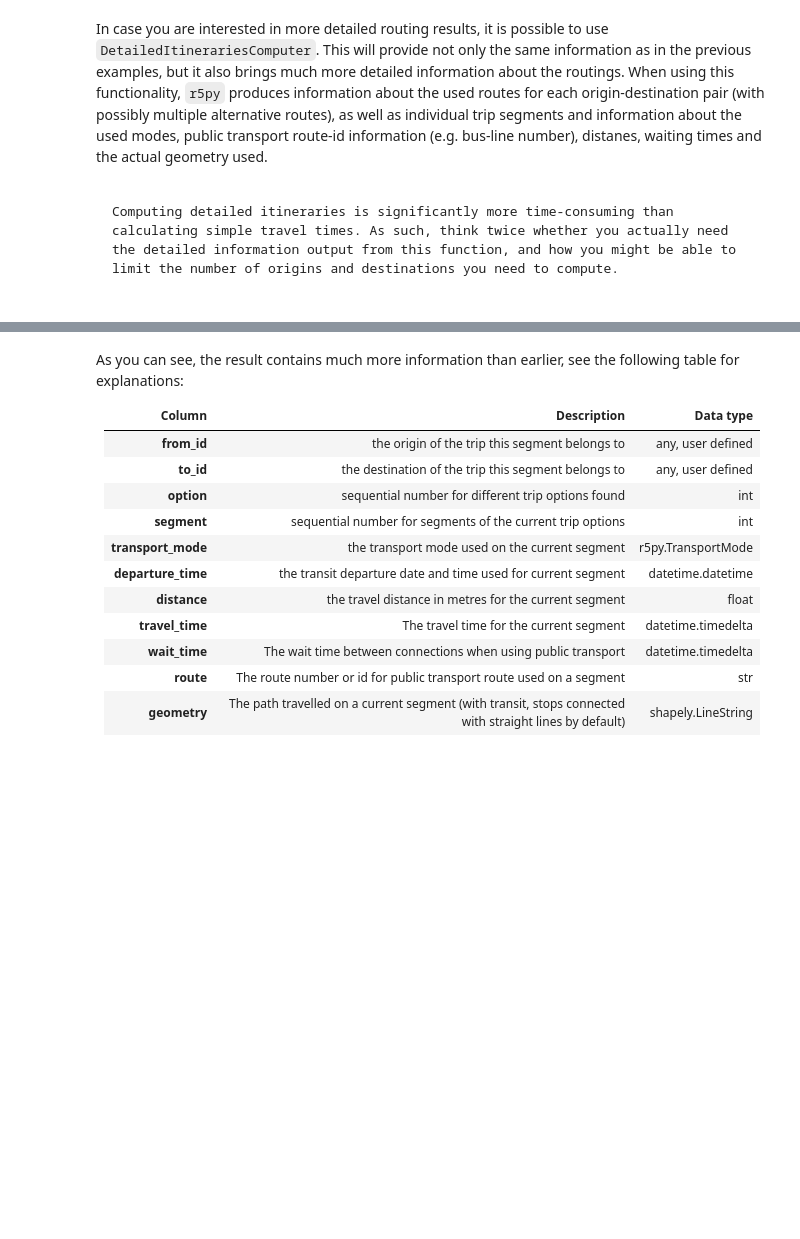
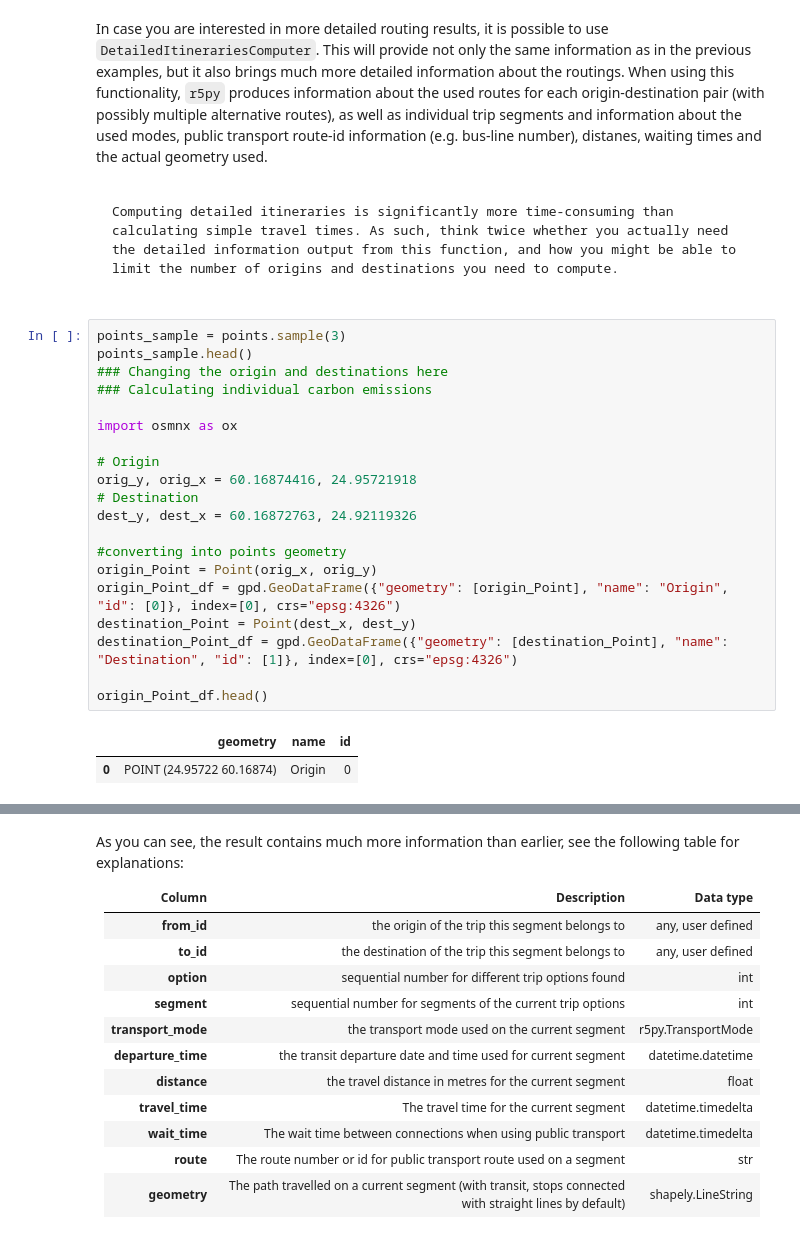
Before and after one commit to AaltoGIS/Mobile-Tartu-2024, a Jupyter notebook: source/notebooks/T2_calculating-travel-time-matrices_and_GHG_factors.ipynb, the cells around one changed output, grey strips where cells are left out. Cells and saved outputs as stored; diff of their text form; blank space fills up the shorter version.

````diff
--- a/source/notebooks/T2_calculating-travel-time-matrices_and_GHG_factors.ipynb
+++ b/source/notebooks/T2_calculating-travel-time-matrices_and_GHG_factors.ipynb
@@ -405,4 +414,27 @@ In case you are interested in more detailed routing results, it is possible to u
 Computing detailed itineraries is significantly more time-consuming than calculating simple travel times. As such, think twice whether you actually need the detailed information output from this function, and how you might be able to limit the number of origins and destinations you need to compute.
 
 ```
+# %%
+points_sample = points.sample(3)
+points_sample.head()
+### Changing the origin and destinations here
+### Calculating individual carbon emissions
+
+import osmnx as ox
+
+# Origin
+orig_y, orig_x = 60.16874416, 24.95721918
+# Destination
+dest_y, dest_x = 60.16872763, 24.92119326
+
+#converting into points geometry
+origin_Point = Point(orig_x, orig_y)
+origin_Point_df = gpd.GeoDataFrame({"geometry": [origin_Point], "name": "Origin", "id": [0]}, index=[0], crs="epsg:4326")
+destination_Point = Point(dest_x, dest_y)
+destination_Point_df = gpd.GeoDataFrame({"geometry": [destination_Point], "name": "Destination", "id": [1]}, index=[0], crs="epsg:4326")
+
+origin_Point_df.head()
+# %% [output]
+|  | geometry | name | id |
+| 0 | POINT (24.95722 60.16874) | Origin | 0 |
 # %%
````
Also changed, not shown: parts of 3 cells of this notebook.
